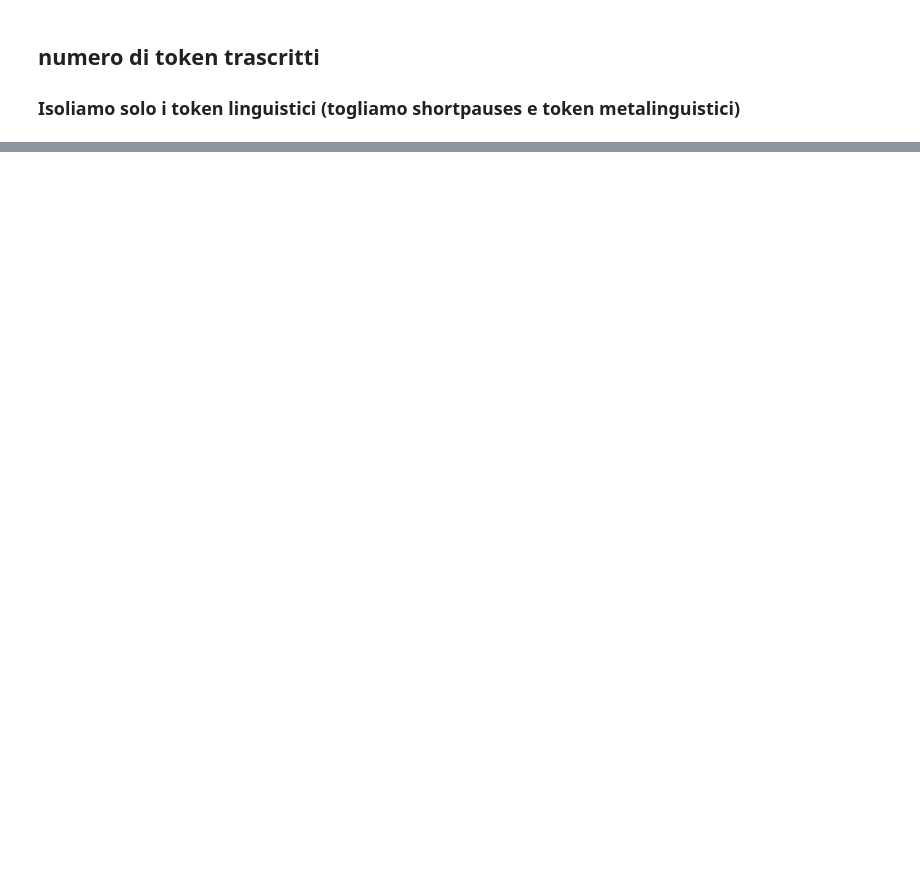
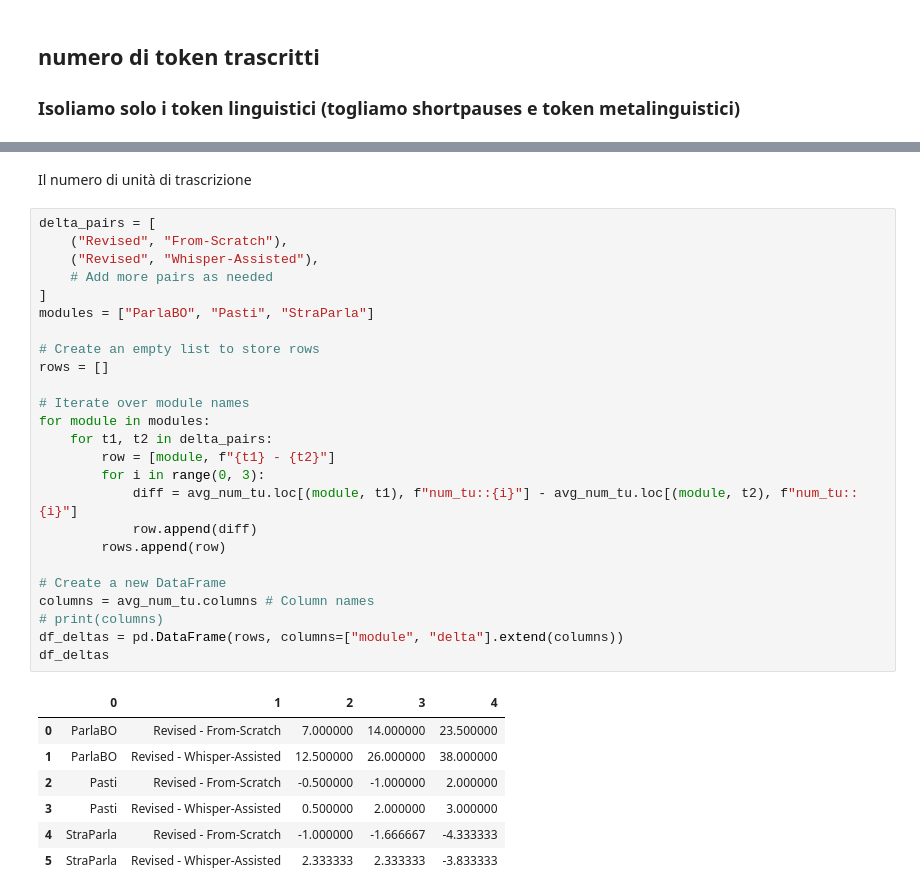
Before and after one commit to LaboratorioSperimentale/asr-assisted-transcription, a Jupyter notebook: data_analysis/analysis.ipynb, the cells around one changed output, grey strips where cells are left out. Saved outputs shown, nothing was run; the diff lists cells and outputs as text; blank space fills up the shorter version.

```diff
--- a/data_analysis/analysis.ipynb
+++ b/data_analysis/analysis.ipynb
@@ -111,0 +131,35 @@ df_deltas
+# %% [markdown]
+Il numero di unità di trascrizione
+# %%
+delta_pairs = [
+    ("Revised", "From-Scratch"),
+    ("Revised", "Whisper-Assisted"),
+    # Add more pairs as needed
+]
+modules = ["ParlaBO", "Pasti", "StraParla"]
+
+# Create an empty list to store rows
+rows = []
+
+# Iterate over module names
+for module in modules:
+    for t1, t2 in delta_pairs:
+        row = [module, f"{t1} - {t2}"]
+        for i in range(0, 3):
+            diff = avg_num_tu.loc[(module, t1), f"num_tu::{i}"] - avg_num_tu.loc[(module, t2), f"num_tu::{i}"]
+            row.append(diff)
+        rows.append(row)
+
+# Create a new DataFrame
+columns = avg_num_tu.columns # Column names
+# print(columns)
+df_deltas = pd.DataFrame(rows, columns=["module", "delta"].extend(columns))
+df_deltas
+# %% [output]
+|  | 0 | 1 | 2 | 3 | 4 |
+| 0 | ParlaBO | Revised - From-Scratch | 7.000000 | 14.000000 | 23.500000 |
+| 1 | ParlaBO | Revised - Whisper-Assisted | 12.500000 | 26.000000 | 38.000000 |
+| 2 | Pasti | Revised - From-Scratch | -0.500000 | -1.000000 | 2.000000 |
+| 3 | Pasti | Revised - Whisper-Assisted | 0.500000 | 2.000000 | 3.000000 |
+| 4 | StraParla | Revised - From-Scratch | -1.000000 | -1.666667 | -4.333333 |
+| 5 | StraParla | Revised - Whisper-Assisted | 2.333333 | 2.333333 | -3.833333 |
```
Also changed, not shown: parts of 22 cells of this notebook.
